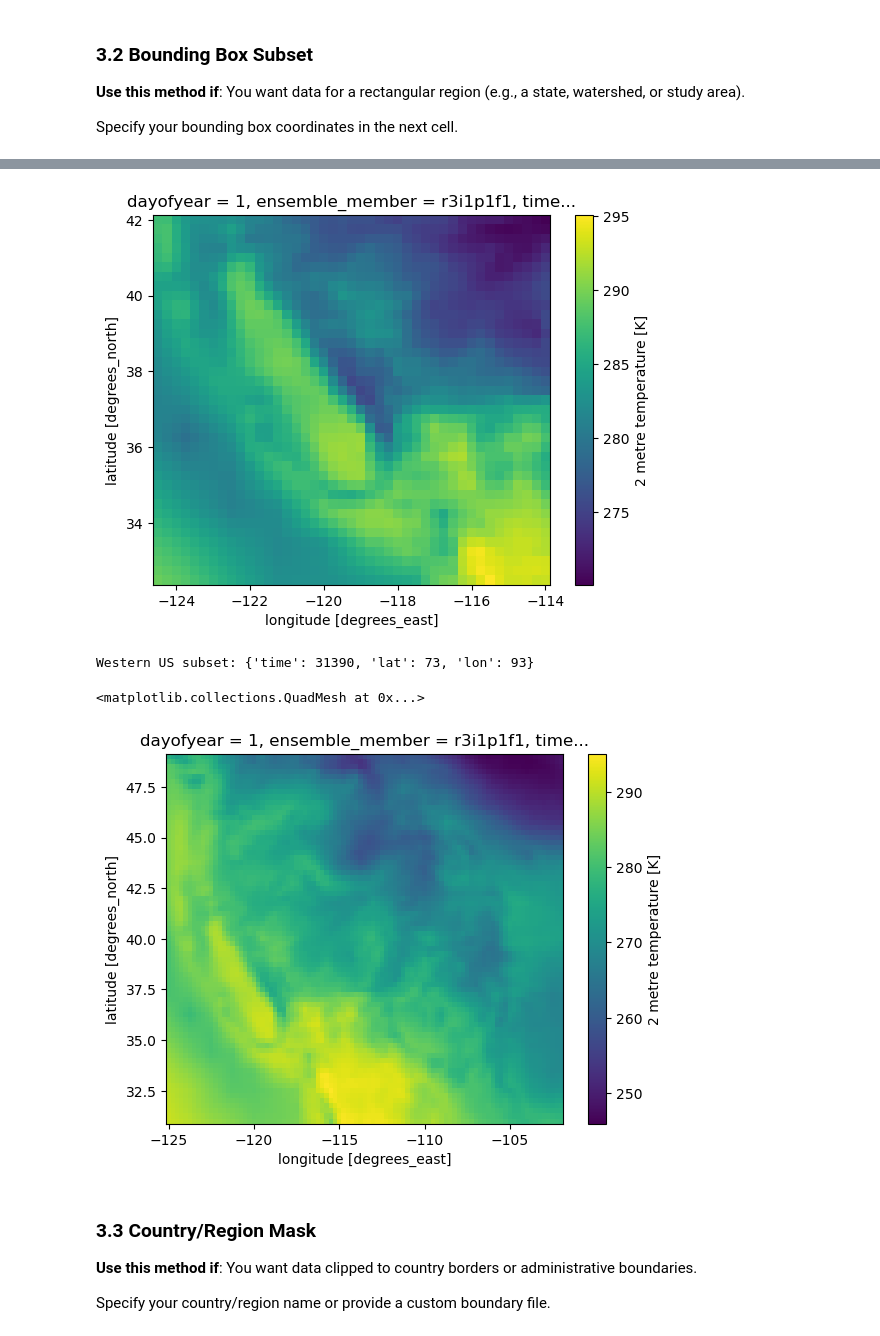
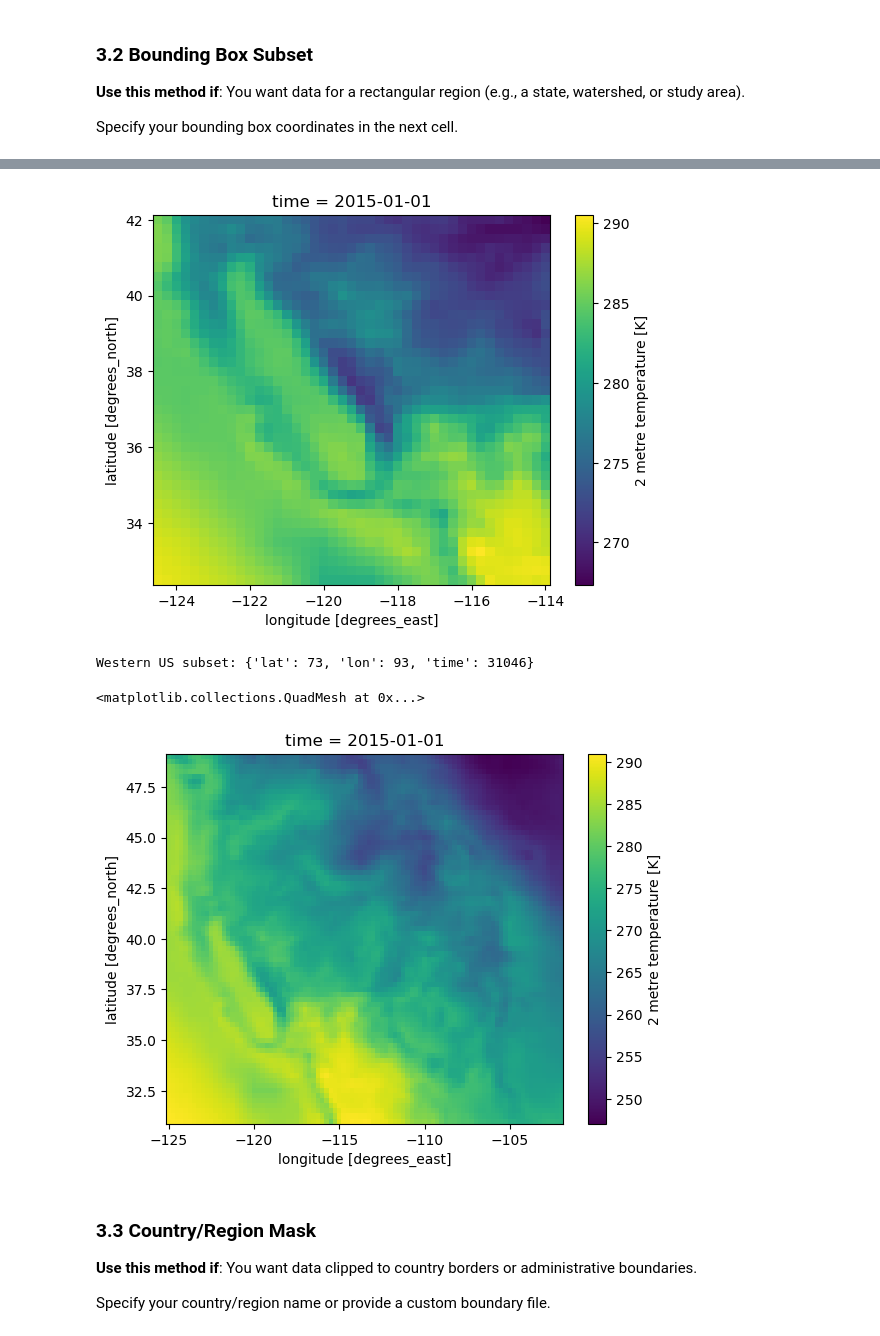
Before and after one commit to carbonplan/srm-downscaling-data-utils, a Jupyter notebook: notebooks/subsetting-and-exporting.ipynb, the cells around one changed output, grey strips where cells are left out. Drawn from its saved outputs; the diff is of its cells as text; code cells hidden in the pictures.

Commit message:
fix(notebook): support all three scenarios without crashes (#2) (#3)

```diff
--- a/notebooks/subsetting-and-exporting.ipynb
+++ b/notebooks/subsetting-and-exporting.ipynb
@@ -92,9 +154,11 @@ Choose one of the datasets: `historical`, `ssp245` or `g6-1.5k`. For the followi
 # %%
-# ===== CUSTOMIZE: Choose your scenario =====
-scenario_name = "ssp245"  # "historical", "ssp245", or "g6-1.5k"
-# ============================================
+# ===== CUSTOMIZE: Choose your scenario and variable =====
+scenario_name = "ssp245"  # "historical", "ssp245", or "g6_1p5k"
+variable_name = "tas"  # any of VARIABLES
+# ========================================================
 
 # No modification needed below
-ds = {"historical": historical_ds, "ssp245": ssp245_ds, "g6-1.5k": g6_ds}[scenario_name]
+ds = load_downscaling_store(scenario=scenario_name, variable=variable_name)
+print(f"{scenario_name}/{variable_name} -> ensemble member {ensemble_member(scenario_name, variable_name)}")
 ds
 # %% [output]
@@ -393,8 +646,8 @@ None
 # %%
 # ===== No modification needed - visualizes your subset =====
-ds_bbox.tas.isel(time=0).squeeze().plot();
+ds_bbox[variable_name].isel(time=0).squeeze().plot();
 # %% [output]
-[figure, old version]
+[figure, new version]
 # %%
 # ===== Helper function - can be reused in your workflows =====
 def subset_bbox(ds, lon_min, lon_max, lat_min, lat_max):
@@ -407,11 +660,11 @@ def subset_bbox(ds, lon_min, lon_max, lat_min, lat_max):
 # Example usage
 ds_western_us = subset_bbox(ds, lon_min=-125, lon_max=-102, lat_min=31, lat_max=49)
 print(f"Western US subset: {dict(ds_western_us.sizes)}")
-ds_western_us.tas.squeeze().isel(time=0).plot()
+ds_western_us[variable_name].squeeze().isel(time=0).plot()
 # %% [output]
-Western US subset: {'time': 31390, 'lat': 73, 'lon': 93}
+Western US subset: {'lat': 73, 'lon': 93, 'time': 31046}
 <matplotlib.collections.QuadMesh at 0x...>
-[figure, old version]
+[figure, new version]
 # %% [markdown]
 ### 3.3 Country/Region Mask
 
```
Also changed, not shown: parts of 49 cells of this notebook, 2 other files.
